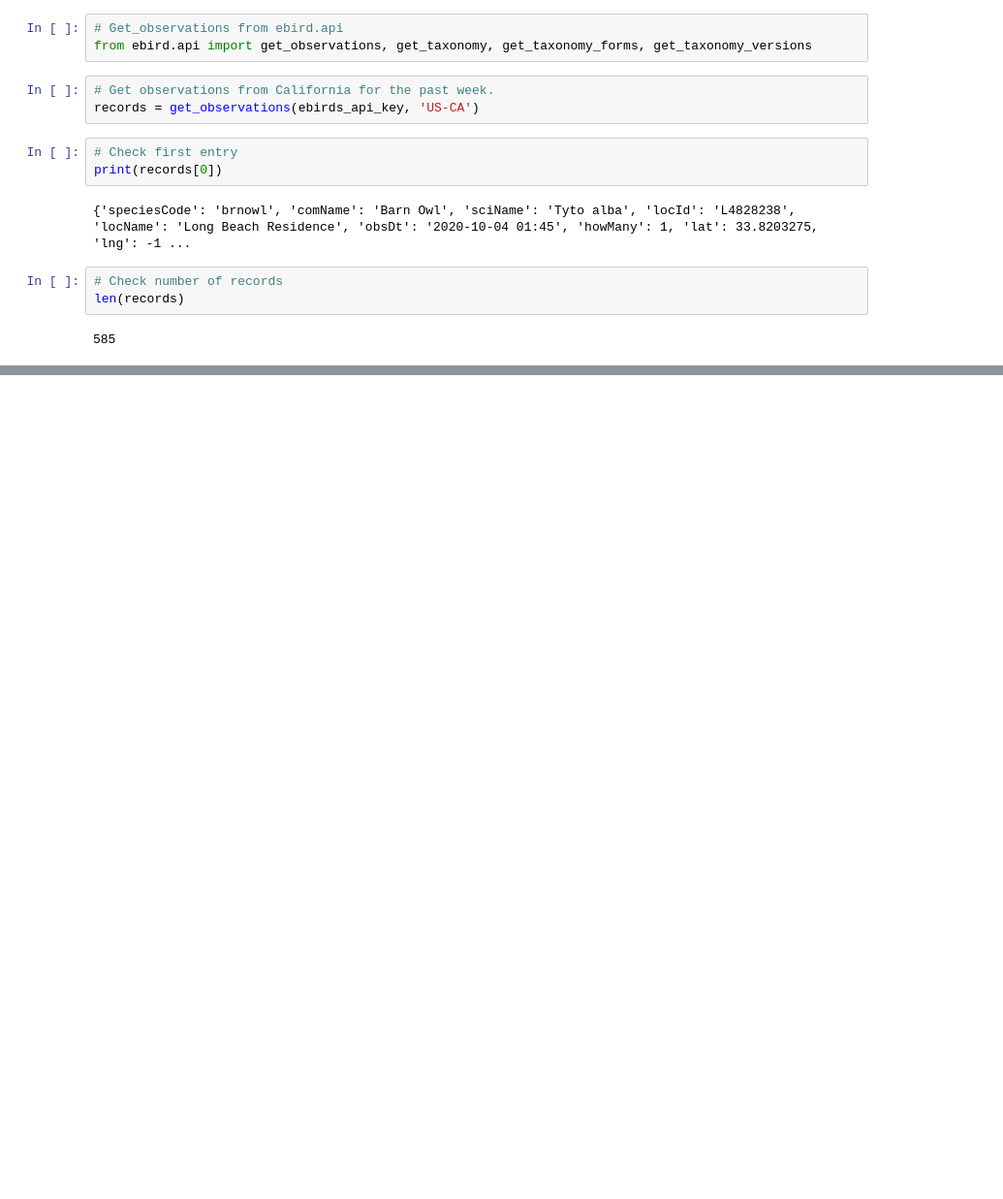
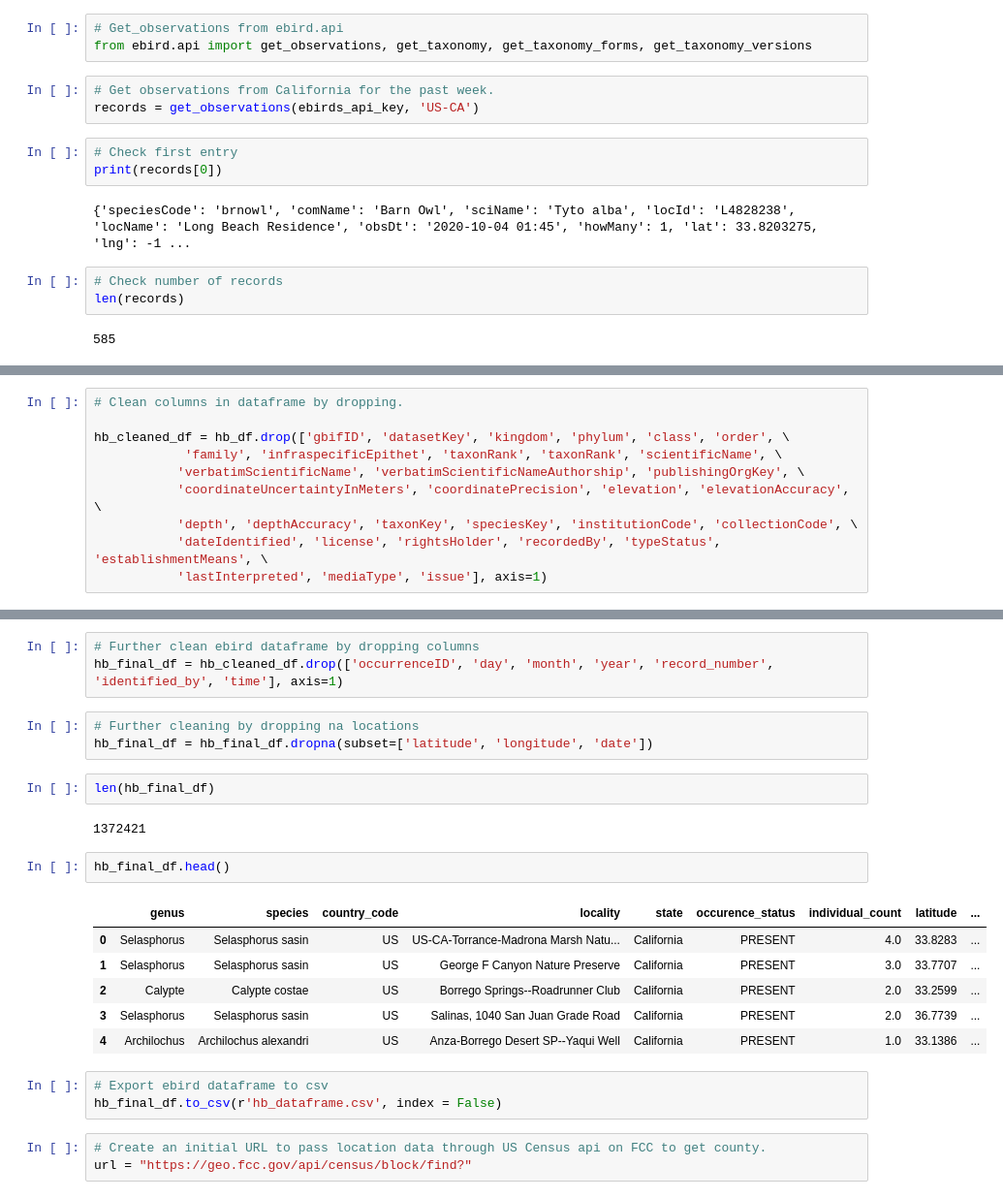
Before and after one commit to sierrah154/Final_Project-Aves, a Jupyter notebook: Ebirds_Data_Load.ipynb, the cells around one changed output, grey strips where cells are left out. Shown at 97% size. Cells and saved outputs as stored; diff of their text form; blank space fills up the shorter version.

```diff
--- a/Ebirds_Data_Load.ipynb
+++ b/Ebirds_Data_Load.ipynb
@@ -26,0 +82,10 @@ len(records)
+# %%
+# Clean columns in dataframe by dropping.
+
+hb_cleaned_df = hb_df.drop(['gbifID', 'datasetKey', 'kingdom', 'phylum', 'class', 'order', \
+            'family', 'infraspecificEpithet', 'taxonRank', 'taxonRank', 'scientificName', \
+           'verbatimScientificName', 'verbatimScientificNameAuthorship', 'publishingOrgKey', \
+           'coordinateUncertaintyInMeters', 'coordinatePrecision', 'elevation', 'elevationAccuracy', \
+           'depth', 'depthAccuracy', 'taxonKey', 'speciesKey', 'institutionCode', 'collectionCode', \
+           'dateIdentified', 'license', 'rightsHolder', 'recordedBy', 'typeStatus', 'establishmentMeans', \
+           'lastInterpreted', 'mediaType', 'issue'], axis=1)
@@ -26,0 +203,25 @@ len(records)
+# %%
+# Further clean ebird dataframe by dropping columns
+hb_final_df = hb_cleaned_df.drop(['occurrenceID', 'day', 'month', 'year', 'record_number', 'identified_by', 'time'], axis=1)
+# %%
+# Further cleaning by dropping na locations
+hb_final_df = hb_final_df.dropna(subset=['latitude', 'longitude', 'date'])
+# %%
+len(hb_final_df)
+# %% [output]
+1372421
+# %%
+hb_final_df.head()
+# %% [output]
+|  | genus | species | country_code | locality | state | occurence_status | individual_count | latitude | ... |
+| 0 | Selasphorus | Selasphorus sasin | US | US-CA-Torrance-Madrona Marsh Natu... | California | PRESENT | 4.0 | 33.8283 | ... |
+| 1 | Selasphorus | Selasphorus sasin | US | George F Canyon Nature Preserve | California | PRESENT | 3.0 | 33.7707 | ... |
+| 2 | Calypte | Calypte costae | US | Borrego Springs--Roadrunner Club | California | PRESENT | 2.0 | 33.2599 | ... |
+| 3 | Selasphorus | Selasphorus sasin | US | Salinas, 1040 San Juan Grade Road | California | PRESENT | 2.0 | 36.7739 | ... |
+| 4 | Archilochus | Archilochus alexandri | US | Anza-Borrego Desert SP--Yaqui Well | California | PRESENT | 1.0 | 33.1386 | ... |
+# %%
+# Export ebird dataframe to csv
+hb_final_df.to_csv(r'hb_dataframe.csv', index = False)
+# %%
+# Create an initial URL to pass location data through US Census api on FCC to get county.
+url = "https://geo.fcc.gov/api/census/block/find?"
```
Also changed, not shown: parts of 33 cells of this notebook.
